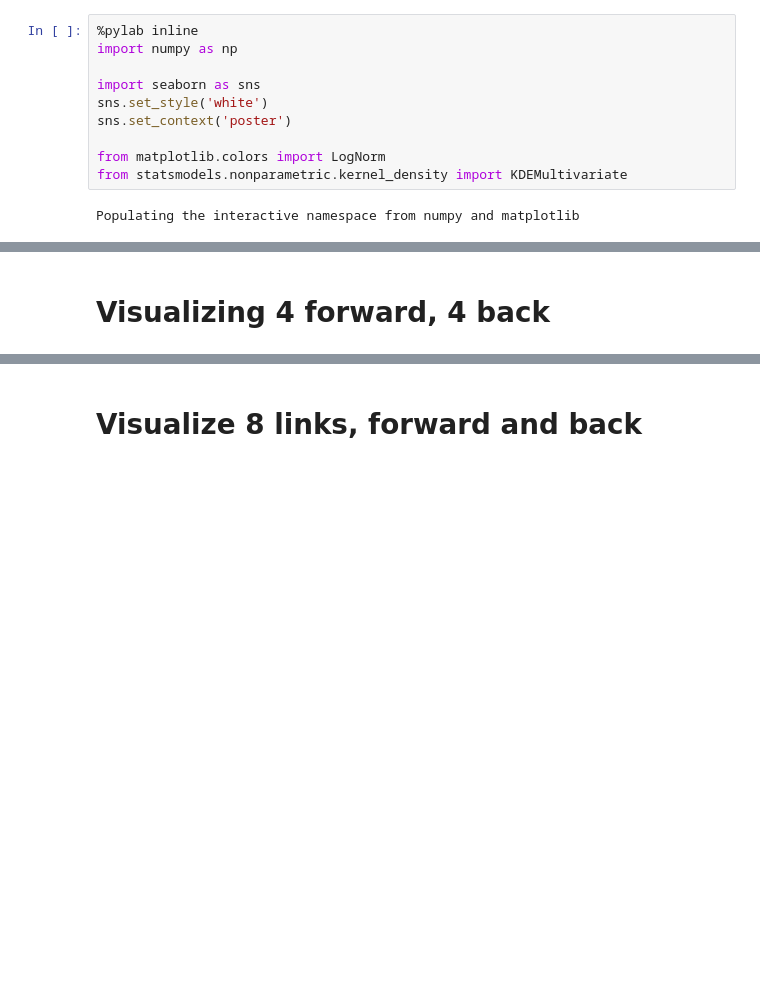
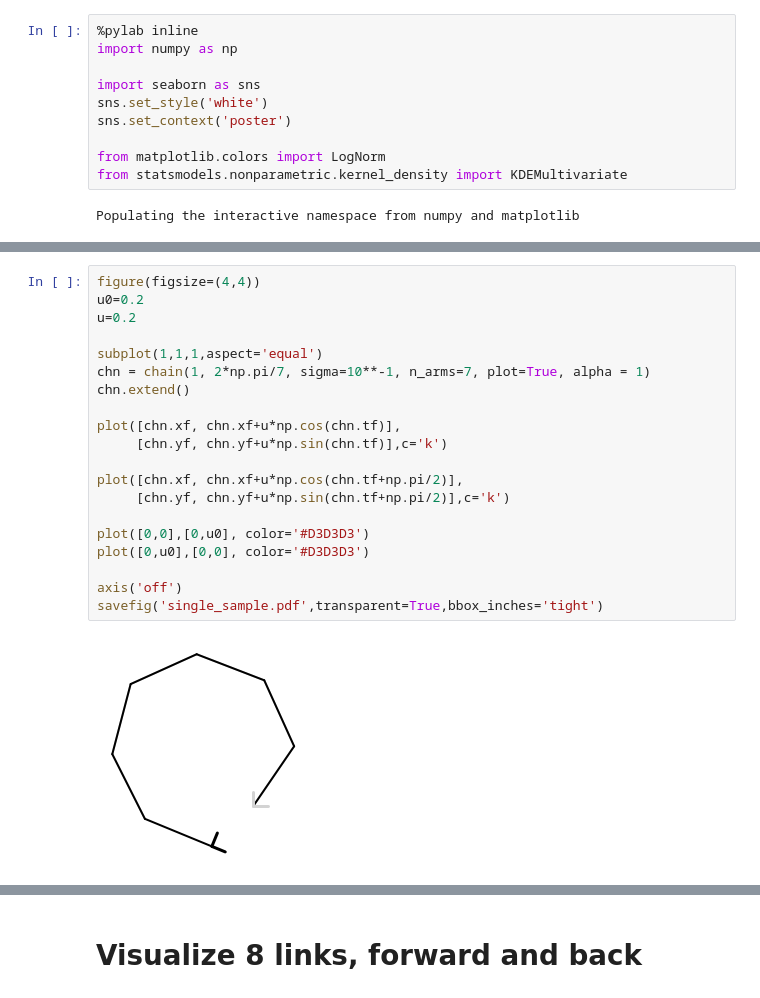
Before and after one commit to ramyarangan/numerical_ceff, a Jupyter notebook: trajectory_sampling.ipynb, the cells around one changed output, grey strips where cells are left out. Cells and saved outputs as stored; diff of their text form; blank space fills up the shorter version.

```diff
--- a/trajectory_sampling.ipynb
+++ b/trajectory_sampling.ipynb
@@ -117,5 +122,25 @@ class chain:
         self.yf = self.links[-1].y0
         self.tf = self.links[-1].tf
         self.coords = [[link.x0,link.y0,link.tf] for link in self.links]
-# %% [markdown]
-# Visualizing 4 forward, 4 back
+# %%
+figure(figsize=(4,4))
+u0=0.2
+u=0.2
+
+subplot(1,1,1,aspect='equal')
+chn = chain(1, 2*np.pi/7, sigma=10**-1, n_arms=7, plot=True, alpha = 1)
+chn.extend()
+
+plot([chn.xf, chn.xf+u*np.cos(chn.tf)],
+     [chn.yf, chn.yf+u*np.sin(chn.tf)],c='k')
+
+plot([chn.xf, chn.xf+u*np.cos(chn.tf+np.pi/2)],
+     [chn.yf, chn.yf+u*np.sin(chn.tf+np.pi/2)],c='k')
+
+plot([0,0],[0,u0], color='#D3D3D3')
+plot([0,u0],[0,0], color='#D3D3D3')
+
+axis('off')
+savefig('single_sample.pdf',transparent=True,bbox_inches='tight')
+# %% [output]
+[figure, added]
```
Also changed, not shown: parts of 6 cells of this notebook.
